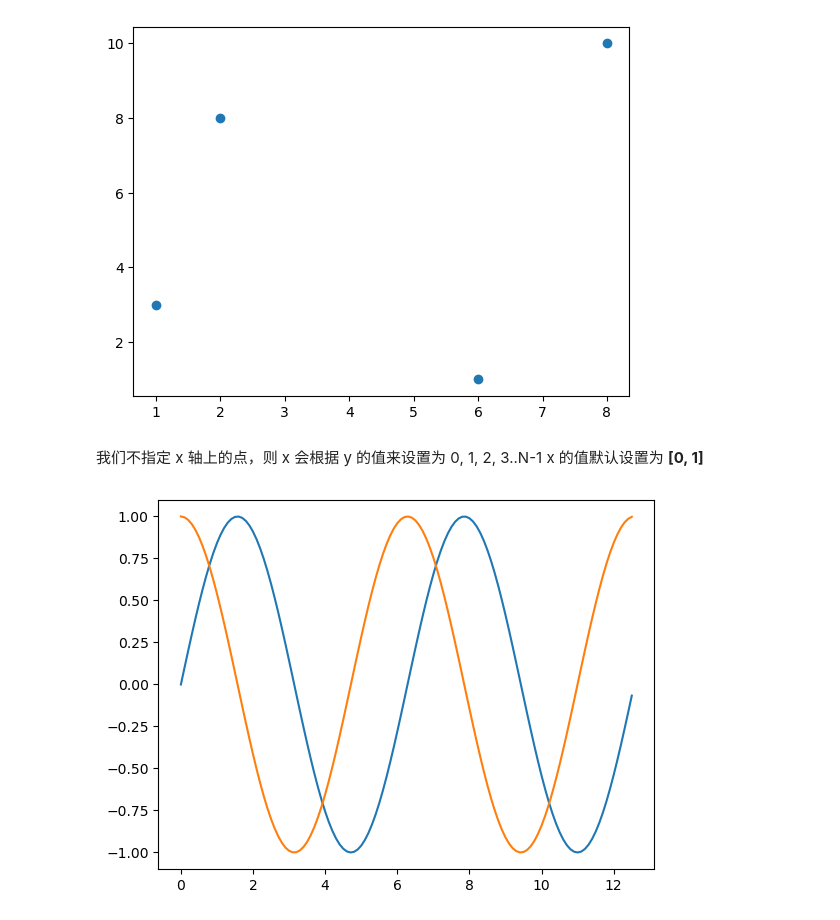
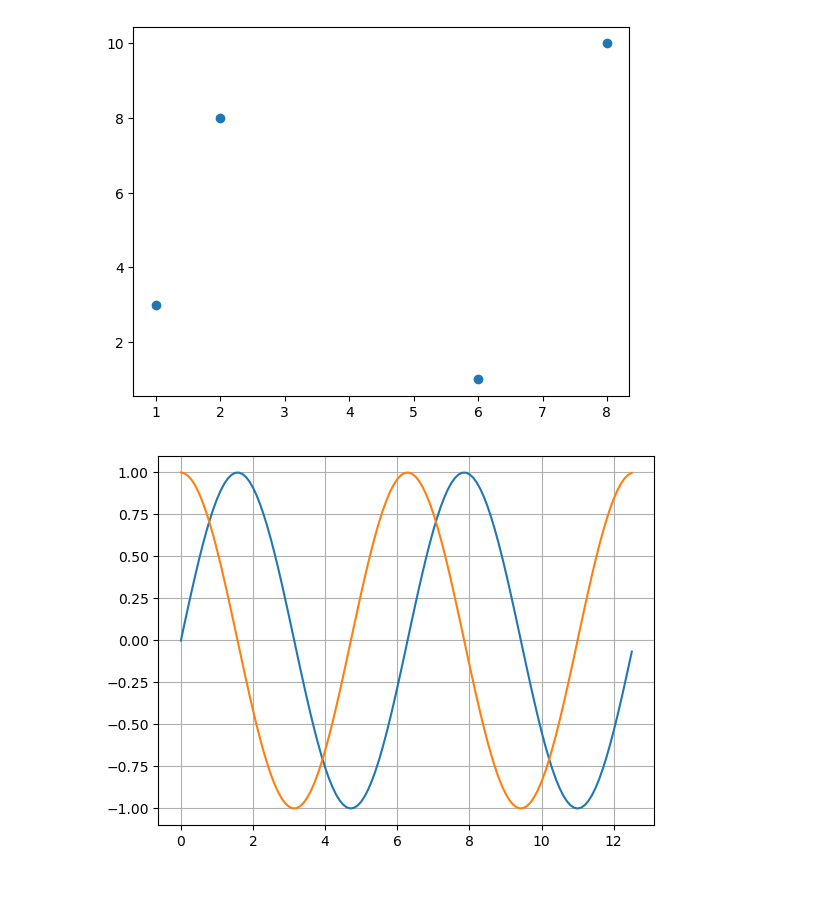
Before and after one commit to wh3022348173/ME, a Jupyter notebook: note_new/Matplotlib1.ipynb, the cells around one changed output. Saved outputs shown, nothing was run; the diff lists cells and outputs as text; code cells hidden in the pictures; blank space fills up the shorter version.

```diff
--- a/note_new/Matplotlib1.ipynb
+++ b/note_new/Matplotlib1.ipynb
@@ -49,14 +15,12 @@ plt.plot(xpoint, ypoint, 'o')
 plt.show()
 # %% [output]
 [figure]
-# %% [markdown]
-我们不指定 x 轴上的点，则 x 会根据 y 的值来设置为 0, 1, 2, 3..N-1
- x 的值默认设置为 **[0, 1]**
 # %%
 x = np.arange(0,4*np.pi,0.1)  # start,stop,step
 y = np.sin(x)
 z = np.cos(x)
 plt.plot(x,y,x,z)
+plt.grid()
 plt.show()
 # %% [output]
-[figure, old version]
+[figure, new version]
```
Also changed, not shown: parts of 9 cells of this notebook, 1 other file.
